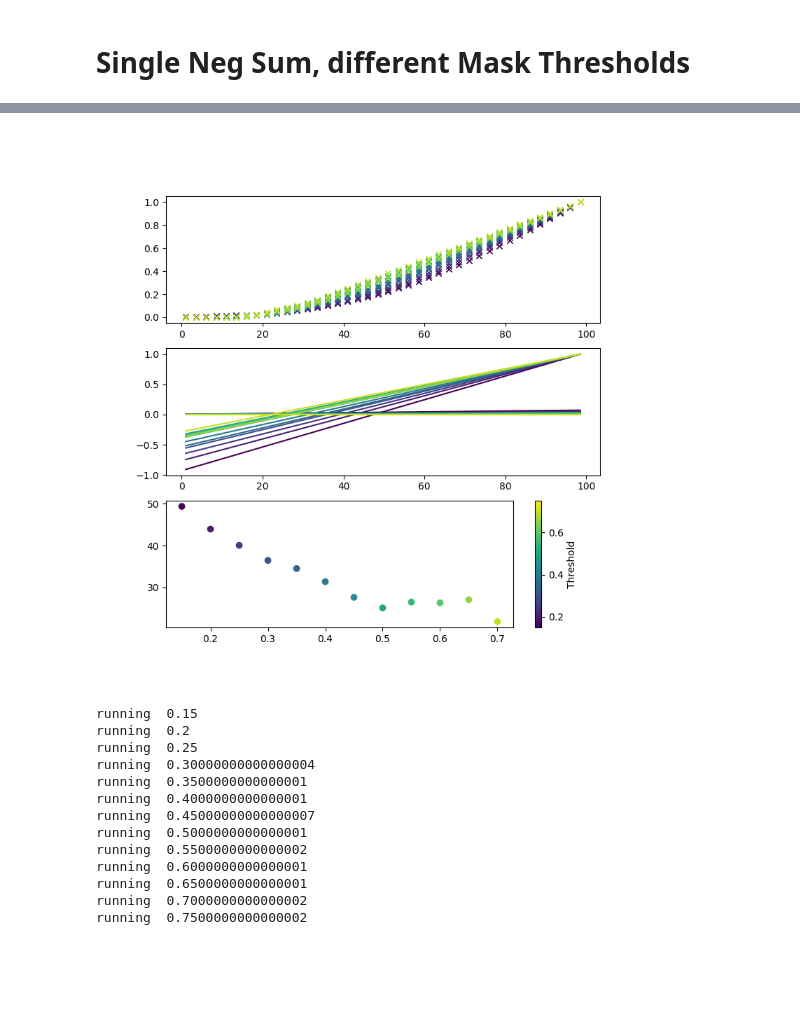
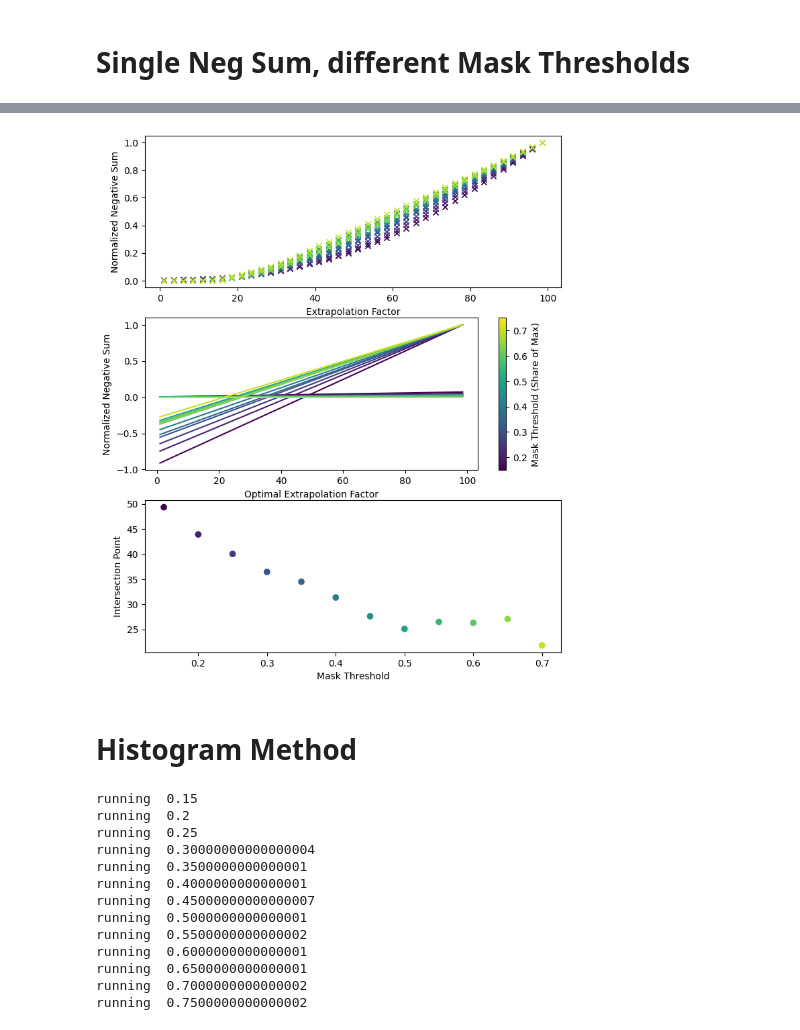
Before and after one commit to cvazz/occupancy-estimation, a Jupyter notebook: photolyase/test_blob_function.ipynb, the cells around one changed output, grey strips where cells are left out. Saved outputs shown, nothing was run; the diff lists cells and outputs as text; code cells hidden in the pictures; blank space fills up the shorter version.

```diff
--- a/photolyase/test_blob_function.ipynb
+++ b/photolyase/test_blob_function.ipynb
@@ -204,13 +276,9 @@ plt.show()
 # %% [markdown]
 # Single Neg Sum, different Mask Thresholds
 # %%
-from meteorize import many_negsum
+from systematic_plots import calculate_single_nse
+
 thresholds = np.arange(0.15, 0.8, 0.05)
-intersection_averages, intersection_stds = [], []
-intersection_averages_inv, intersection_stds_inv = [], []
-negsums = np.empty((len(thresholds),len(extrapolation_factors)))
-for ii, thresh in enumerate(thresholds):
-    print('running ', thresh)
-    pos_blobs, neg_blobs = find_largest_blobs(diffmap, map_sampling, threshold=thresh)
-    neg_blobs_masks = neg_blobs >0
-    negsums[ii] =  negsum_meteor(map_xtrs, map_sampling=map_sampling, mask=neg_blobs_masks)
+
+
+negsums = calculate_single_nse( map_xtrs, extrapolation_factors, map_sampling, thresholds,)
@@ -217,63 +299,5 @@ for ii, thresh in enumerate(thresholds):
 # %%
-import matplotlib.cm as cm
-import matplotlib.colors as colors
-from scipy import stats
-def get_fits2(neg_sum, alpha_invs, n_largest):
-    a_sorted = np.argsort(alpha_invs)
-    m_lowest = a_sorted <= n_largest
-    m_biggest = a_sorted >= len(a_sorted) - n_largest
-    res_lowest = stats.linregress(alpha_invs[m_lowest], neg_sum[m_lowest])
-    res_biggest = stats.linregress(alpha_invs[m_biggest], neg_sum[m_biggest])
-    np.linspace(np.min(alpha_invs), np.max(alpha_invs), 5)
-    fit_lowest = res_lowest.intercept + res_lowest.slope * alpha_invs
-    fit_biggest = res_biggest.intercept + res_biggest.slope * alpha_invs
-
-    # intersection = (res_2.tercept-res_1.intercept) / (res_1.slope-res_2.slope)
-    intersection = (res_biggest.intercept-res_lowest.intercept) / (res_lowest.slope-res_biggest.slope)
-
-    return fit_lowest, fit_biggest, intersection
-
-
-# Normalize the threshold values to [0, 1] for the colormap
-norm = colors.Normalize(vmin=min(thresholds), vmax=max(thresholds))
-cmap = cm.viridis
-
-# Create a ScalarMappable for the colorbar
-sm = cm.ScalarMappable(norm=norm, cmap=cmap)
-sm.set_array([])
-# fig, ax = plt.subplots()
-
-fig, axs = plt.subplots(3, figsize=(8,8))
-intersects = []
-for ii, (thresh,negsum) in enumerate(zip(thresholds,negsums)):
-    ax = axs[0]
-    negsum = negsum/np.min(negsum)
-    # ax = axs.flat[ii]
-    color = cmap(norm(thresh))  # Map threshold to color
-    ax.plot(extrapolation_factors, negsum, 'x',color=color )
-    # plt.plot(extrapolation_factors, negsum)
-    fit_lowest2, fit_biggest2, intersect = get_fits2(negsum, extrapolation_factors, 3)
-    diff_low =  -(fit_lowest2-negsum) #is still negative
-    diff_high = -(fit_biggest2-negsum) #is still negative
-    smaller_diff = np.min([diff_low,diff_high],axis=0)
-    ax.plot(extrapolation_factors, negsum, 'x', color=color, )
-    ax = axs[1]
-    ax.plot(extrapolation_factors,fit_lowest2, "-", color = color)
-    ax.plot(extrapolation_factors,fit_biggest2, "-", color=color, )
-    intersects.append(intersect)
-ax = axs[2]
-ax.set_ylabel("Intersection Point")
-ax.set_xlabel("Mask Threshold")
-ax.scatter(thresholds, intersects, c=thresholds, cmap=cmap, norm=norm)
-ax = axs[0]
-ax.set_ylabel("Normalized Negative Sum")
-ax.set_xlabel("Extrapolation Factor")
-ax = axs[1]
-ax.set_ylabel("Normalized Negative Sum")
-ax.set_xlabel("Optimal Extrapolation Factor")
-    # ax2.plot(extrapolation_factors,smaller_diff/negsum[np.argmax(smaller_diff)])
-
-cbar = plt.colorbar(sm, ax=ax)
-cbar.set_label('Mask Threshold (Share of Max)')
+from systematic_plots import plot_single_nse_overview
+plot_single_nse_overview(extrapolation_factors, negsums, thresholds)
 # %% [output]
-[figure, old version]
+[figure, new version]
@@ -282 +304,3 @@ cbar.set_label('Mask Threshold (Share of Max)')
+# %% [markdown]
+# Histogram Method
 # %%
```
Also changed, not shown: parts of 20 cells of this notebook, 3 other files.
